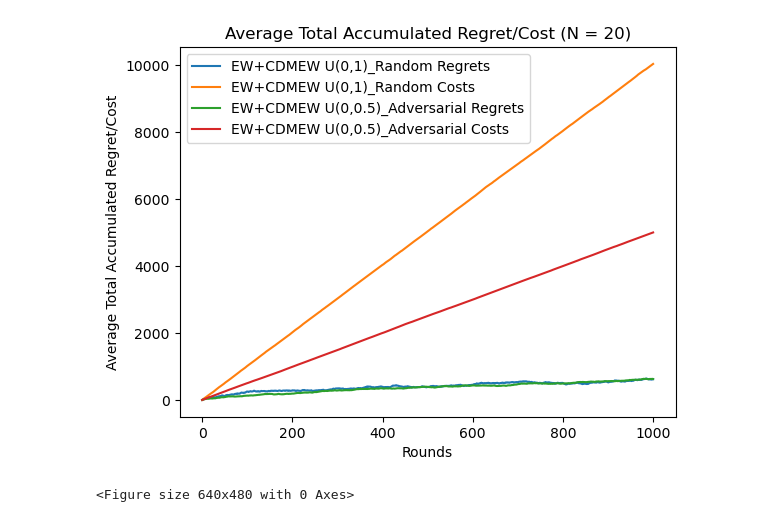
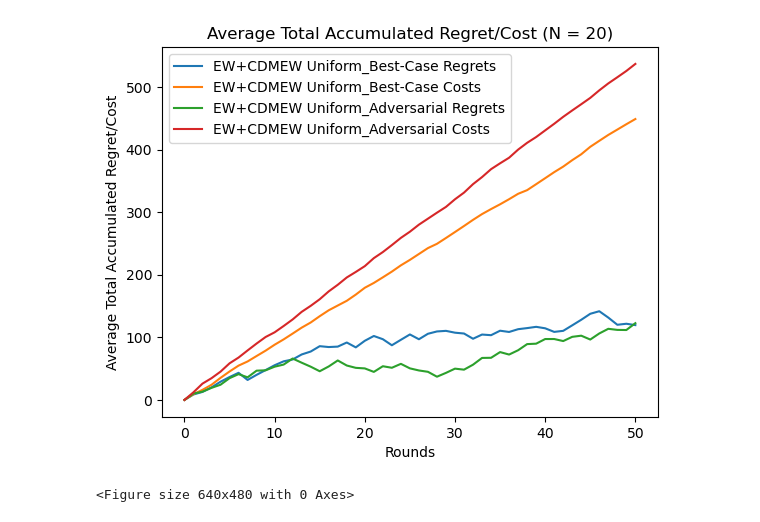
Before and after one commit to srijaladi/WeAreLegion, a Jupyter notebook: WeAreLegionCode.ipynb, the cells around one changed output. Cells and saved outputs as stored; diff of their text form; code cells hidden in the pictures.

```diff
--- a/WeAreLegionCode.ipynb
+++ b/WeAreLegionCode.ipynb
@@ -425,41 +440,37 @@ def run_func(TAG, Ns, Ks, Ts, all_Sims, track_sub_experiments = True, verbose_it
 # %%
 # PLOT 1
-# Plot with 20 agents -> U(0,1) Random against U(0,0.5) Adversarial to display adaptation ->
-# Different costs but same regret -> shows algorithm's ability to adapt to difficulty
-# In this graph, the EW cost + regret lines are so similar to CDMEW cost + regret
-# lines that they are just treated as one. This can be verified by checking
-# the other data lines within the graph
+# Plot with 20 agents -> U(0,1) best-case against U(0,1) Adversarial to display adaptation ->
 
-U_0_1_rand_data = load_object_from_file("Uniform_0_1_Rand_20_20_1000_1000.pkl")
-U_0_half_adverse_data = load_object_from_file("Uniform_0_0.5_Adversarial_20_20_1000_1000.pkl")
+U_0_1_best_data = load_object_from_file("Partial_Uniform_Best_20_20_50_1000.pkl")
+U_0_1_adverse_data = load_object_from_file("Partial_Uniform_Worst_20_20_50_1000.pkl")
 
-rand_expw_regrets = U_0_1_rand_data[0]
-rand_expw_costs   = U_0_1_rand_data[2]
-adverse_expw_regrets = U_0_half_adverse_data[0]
-adverse_expw_costs   = U_0_half_adverse_data[2]
+best_expw_regrets = U_0_1_best_data[0]
+best_expw_costs   = U_0_1_best_data[2]
+adverse_expw_regrets = U_0_1_adverse_data[0]
+adverse_expw_costs   = U_0_1_adverse_data[2]
 
-avg_rand_expw_regrets = np.mean(rand_expw_regrets, axis = 0)
-avg_rand_expw_costs   = np.mean(rand_expw_costs, axis = 0)
+avg_best_expw_regrets = np.mean(best_expw_regrets, axis = 0)
+avg_best_expw_costs   = np.mean(best_expw_costs, axis = 0)
 avg_adverse_expw_regrets = np.mean(adverse_expw_regrets, axis = 0)
 avg_adverse_expw_costs   = np.mean(adverse_expw_costs, axis = 0)
 
 x_axis = np.arange(len(avg_adverse_expw_costs))
 
 plt.clf()
 
-plt.plot(x_axis, avg_rand_expw_regrets, label = "EW+CDMEW U(0,1)_Random Regrets")
-plt.plot(x_axis, avg_rand_expw_costs, label = "EW+CDMEW U(0,1)_Random Costs")
-plt.plot(x_axis, avg_adverse_expw_regrets, label = "EW+CDMEW U(0,0.5)_Adversarial Regrets")
-plt.plot(x_axis, avg_adverse_expw_costs, label = "EW+CDMEW U(0,0.5)_Adversarial Costs")
+plt.plot(x_axis, avg_best_expw_regrets, label = "EW+CDMEW Uniform_Best-Case Regrets")
+plt.plot(x_axis, avg_best_expw_costs, label = "EW+CDMEW Uniform_Best-Case Costs")
+plt.plot(x_axis, avg_adverse_expw_regrets, label = "EW+CDMEW Uniform_Adversarial Regrets")
+plt.plot(x_axis, avg_adverse_expw_costs, label = "EW+CDMEW Uniform_Adversarial Costs")
 
 plt.title("Average Total Accumulated Regret/Cost (N = 20)")
 plt.xlabel("Rounds")
 plt.ylabel("Average Total Accumulated Regret/Cost")
 plt.legend(loc = "upper left")
 plt.show()
 plt.clf()
 # %% [output]
-[figure, old version]
+[figure, new version]
 <Figure size 640x480 with 0 Axes>
 # %%
 # PLOT 2
```
Also changed, not shown: parts of 6 cells of this notebook, 2 other files.
